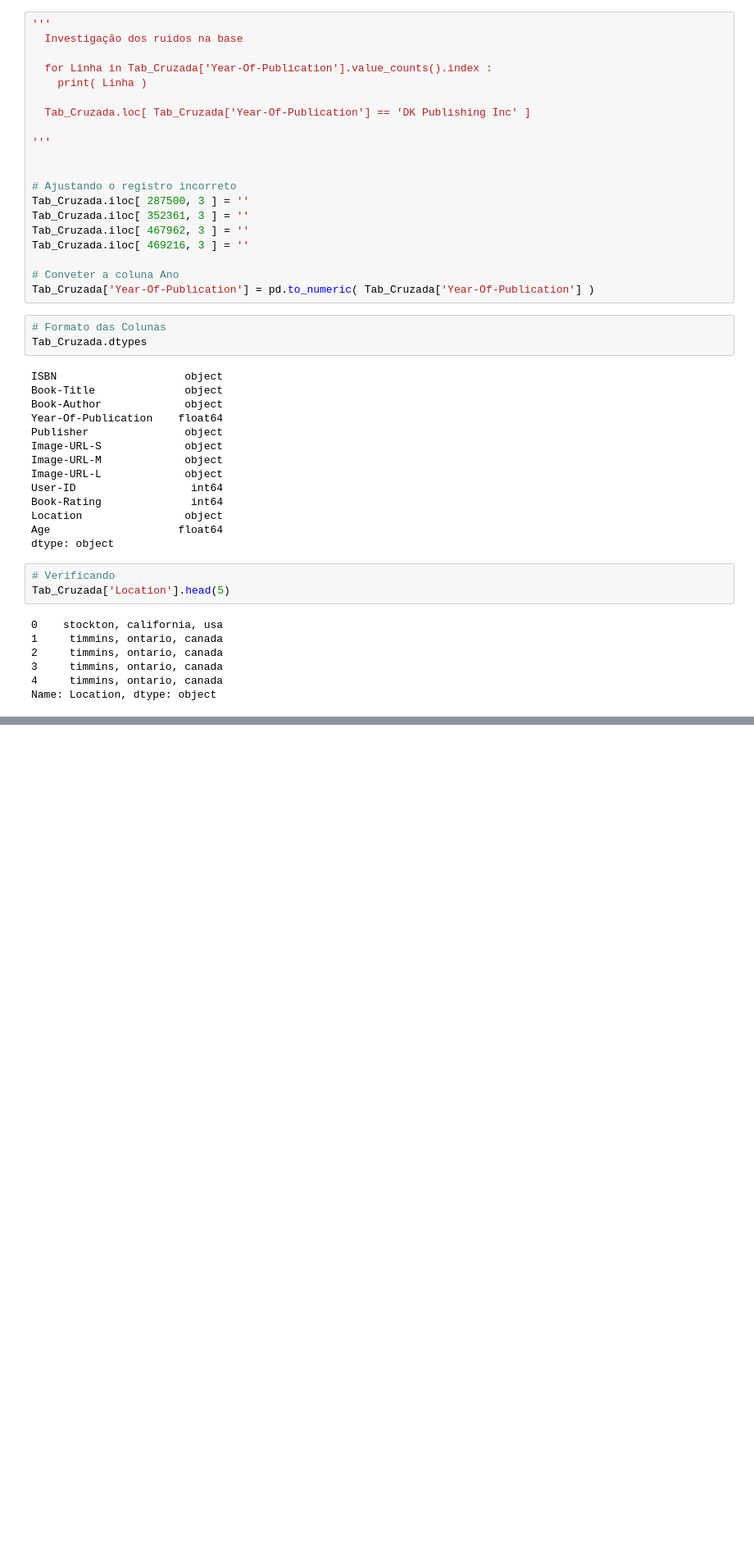
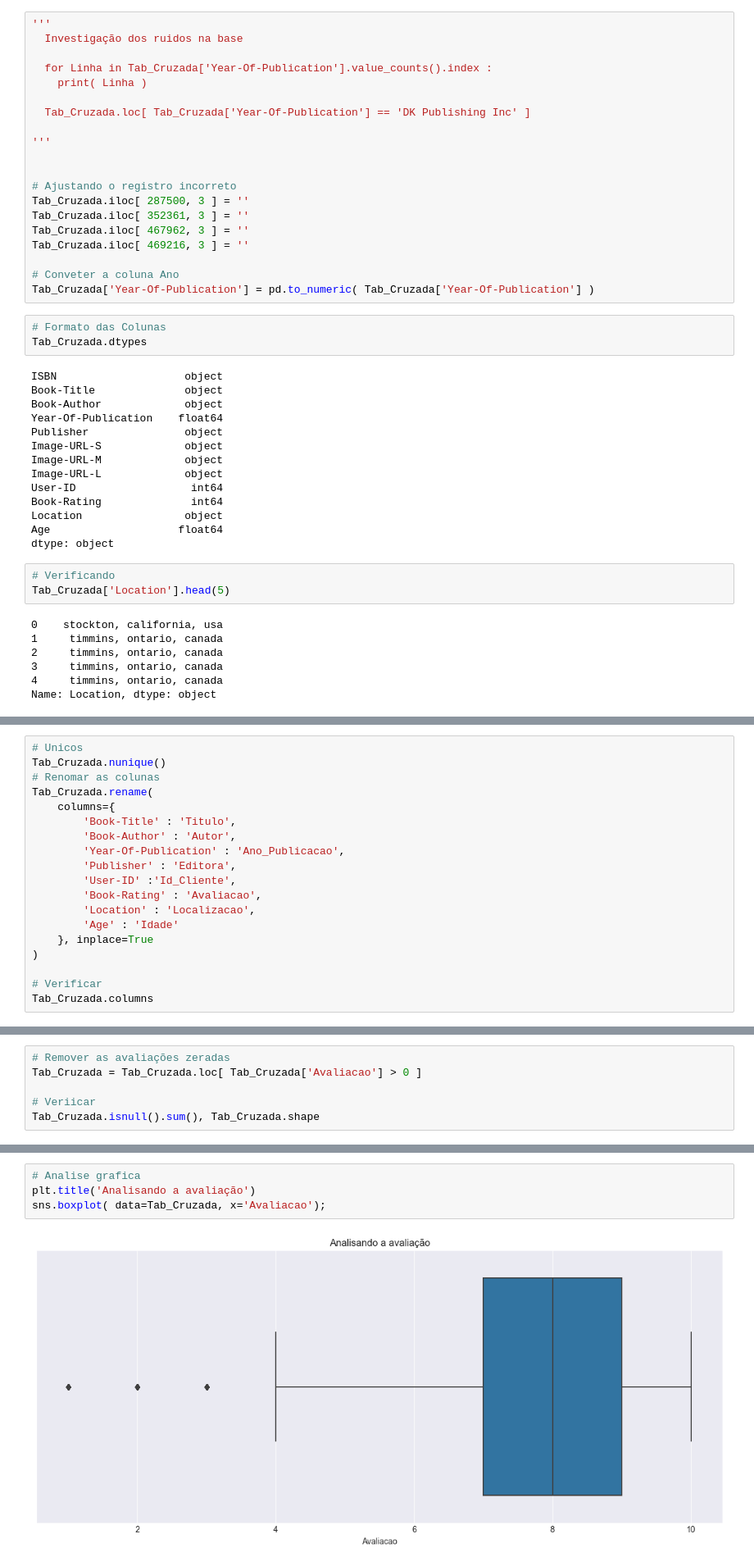
Before and after one commit to williansjaime/sistemaderecomendacaolivro, a Jupyter notebook: codigoRecomendacao.ipynb, the cells around one changed output, grey strips where cells are left out. Shown at 82% size. Drawn from its saved outputs; the diff is of its cells as text; blank space fills up the shorter version.

Commit message:
Data Visualization - Exploracao

```diff
--- a/codigoRecomendacao.ipynb
+++ b/codigoRecomendacao.ipynb
@@ -209,0 +267,19 @@ Name: Location, dtype: object
+# %%
+# Unicos
+Tab_Cruzada.nunique()
+# Renomar as colunas
+Tab_Cruzada.rename(
+    columns={
+        'Book-Title' : 'Titulo',
+        'Book-Author' : 'Autor',
+        'Year-Of-Publication' : 'Ano_Publicacao',
+        'Publisher' : 'Editora',
+        'User-ID' :'Id_Cliente',
+        'Book-Rating' : 'Avaliacao',
+        'Location' : 'Localizacao',
+        'Age' : 'Idade'
+    }, inplace=True
+)
+
+# Verificar
+Tab_Cruzada.columns
@@ -209,0 +304,6 @@ Name: Location, dtype: object
+# %%
+# Remover as avaliações zeradas
+Tab_Cruzada = Tab_Cruzada.loc[ Tab_Cruzada['Avaliacao'] > 0 ]
+
+# Veriicar
+Tab_Cruzada.isnull().sum(), Tab_Cruzada.shape
@@ -209,0 +339,6 @@ Name: Location, dtype: object
+# %%
+# Analise grafica
+plt.title('Analisando a avaliação')
+sns.boxplot( data=Tab_Cruzada, x='Avaliacao');
+# %% [output]
+[figure, added]
```
Also changed, not shown: parts of 8 cells of this notebook.
